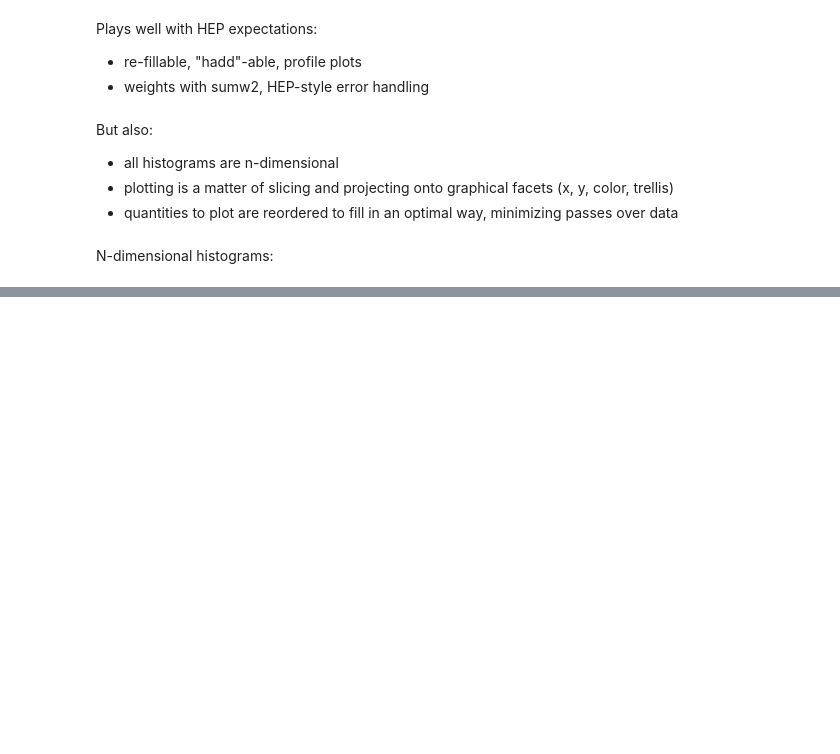
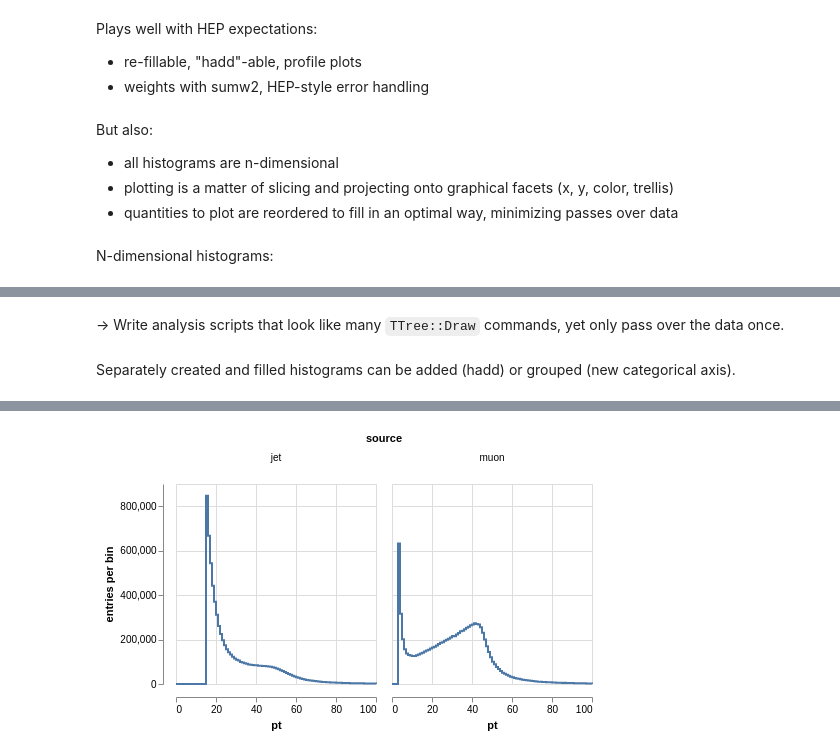
Before and after one commit to FNALLPC/scientific-python-hats, a Jupyter notebook: scientific_ecosystem/3-histbook.ipynb, the cells around one changed output, grey strips where cells are left out. Drawn from its saved outputs; the diff is of its cells as text; code cells hidden in the pictures; blank space fills up the shorter version.

Commit message:
describe up through grouping

```diff
--- a/scientific_ecosystem/3-histbook.ipynb
+++ b/scientific_ecosystem/3-histbook.ipynb
@@ -56,0 +94,12 @@ h.rebin("Jet_eta", (-5, -4, -2, 2, 4, 5)).overlay("Jet_eta").step("Jet_pt", ysca
+# %% [markdown]
+→ Write analysis scripts that look like many `TTree::Draw` commands, yet only pass over the data once.
+# %% [markdown]
+Separately created and filled histograms can be added (hadd) or grouped (new categorical axis).
+# %%
+muonpt = Hist(bin("pt", 100, 0, 100), fill=tree.array("Muon_pt"), weight=10)
+jetpt = Hist(bin("pt", 100, 0, 100), fill=tree.array("Jet_pt"), weight=1)
+# %%
+h = Hist.group(muon=muonpt, jet=jetpt)
+# %%
+h.beside("source").step("pt").to(canvas)
+# %% [output]
@@ -56,0 +107 @@ h.rebin("Jet_eta", (-5, -4, -2, 2, 4, 5)).overlay("Jet_eta").step("Jet_pt", ysca
+[figure, added]
```
Also changed, not shown: parts of 14 cells of this notebook.
